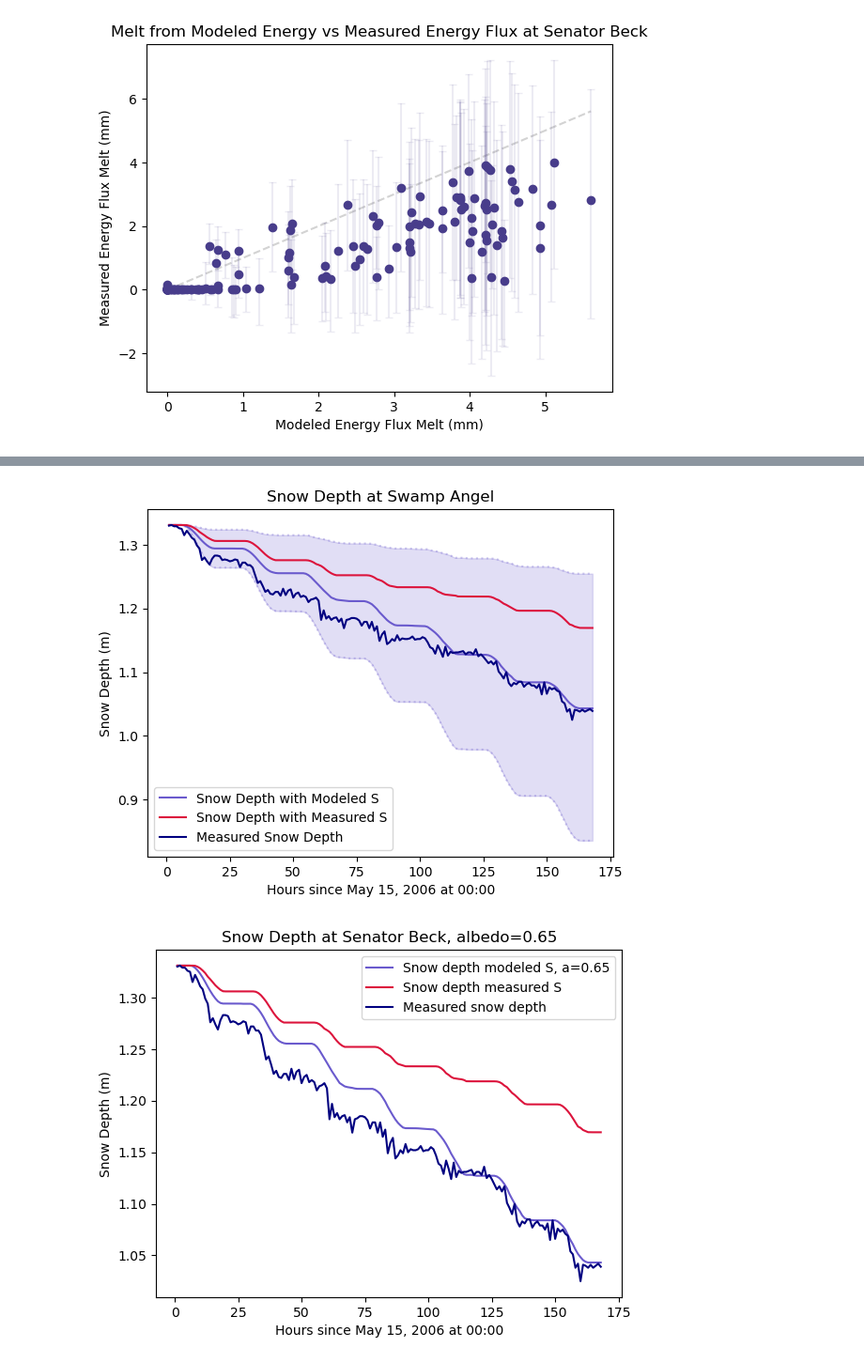
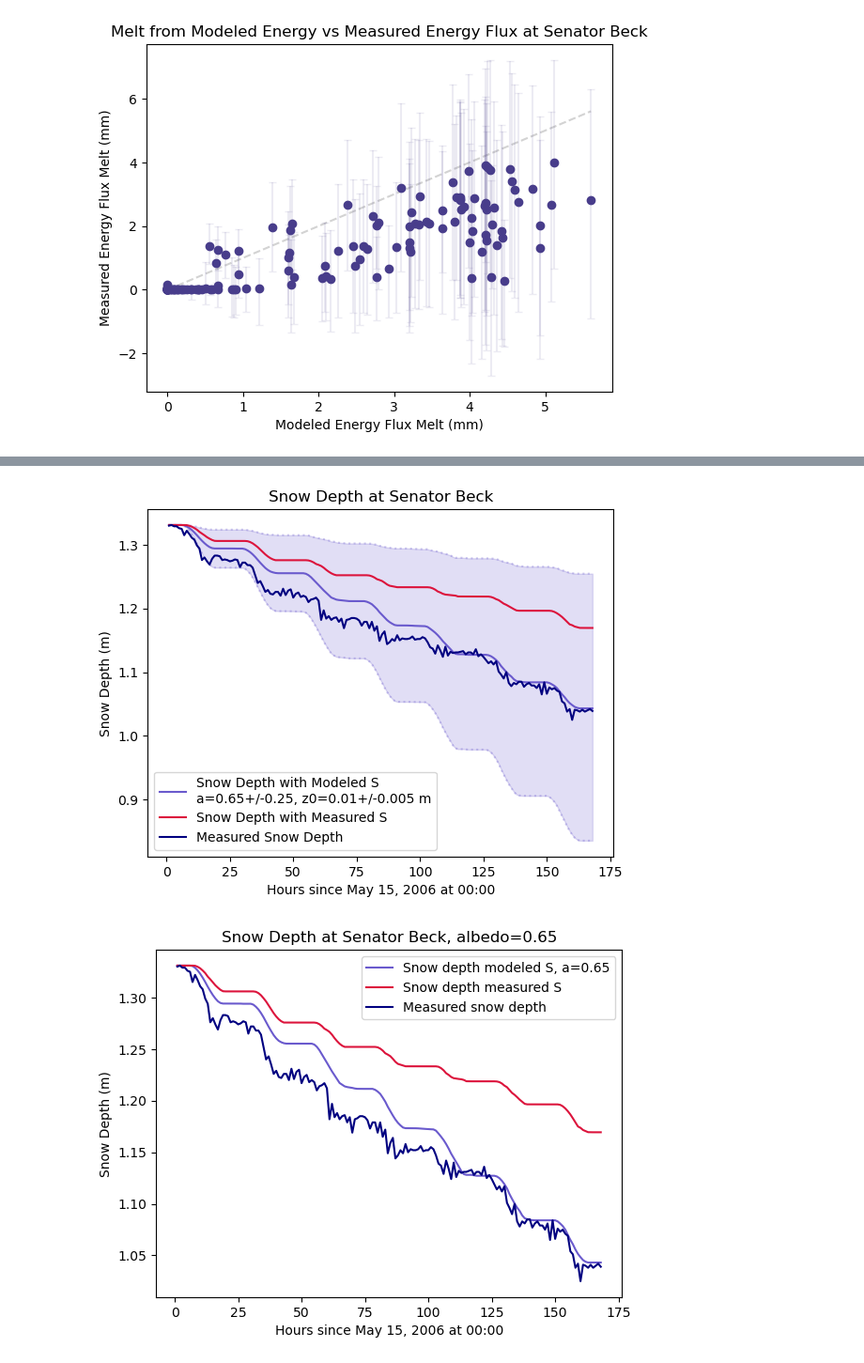
Before and after one commit to gretchenhough/Hough-S26, a Jupyter notebook: HW4/GEOS566 HW4 Melt Model Senator Beck.ipynb, the cells around one changed output, grey strips where cells are left out. Shown at 94% size. Saved outputs shown, nothing was run; the diff lists cells and outputs as text; code cells hidden in the pictures.

```diff
--- a/HW4/GEOS566 HW4 Melt Model Senator Beck.ipynb
+++ b/HW4/GEOS566 HW4 Melt Model Senator Beck.ipynb
@@ -364,19 +361,19 @@ for i in range(len(df)-1):
 # %%
 fig, ax = plt.subplots()
 
-ax.plot(df['t'], df['Dmod'], c='slateblue', label='Snow Depth with Modeled S')
+ax.plot(df['t'], df['Dmod'], c='slateblue', label='Snow Depth with Modeled S\n' 'a=0.65+/-0.25, z0=0.01+/-0.005 m')
 ax.plot(df['t'], df['Dmod_max'], c='slateblue', linestyle=':', alpha=0.3)
 ax.plot(df['t'], df['Dmod_min'], c='slateblue', linestyle=':', alpha=0.3)
 ax.fill_between(df['t'], df['Dmod_min'], df['Dmod_max'], color='slateblue', alpha=0.2)
 ax.plot(df['t'], df['Dmeas'], c='crimson', label='Snow Depth with Measured S')
 ax.plot(df['t'], df['depth [m]'], c='navy', label='Measured Snow Depth')
 ax.set_xlabel('Hours since May 15, 2006 at 00:00')
 ax.set_ylabel('Snow Depth (m)')
-ax.set_title('Snow Depth at Swamp Angel')
+ax.set_title('Snow Depth at Senator Beck')
 ax.legend(loc='lower left')
 plt.show()
 # %% [output]
-[figure, old version]
+[figure, new version]
 # %%
 # Best fit is clearly albedo=0.65! Maximum modeled melt.
 
```
Also changed, not shown: parts of 5 cells of this notebook, 8 other files.
